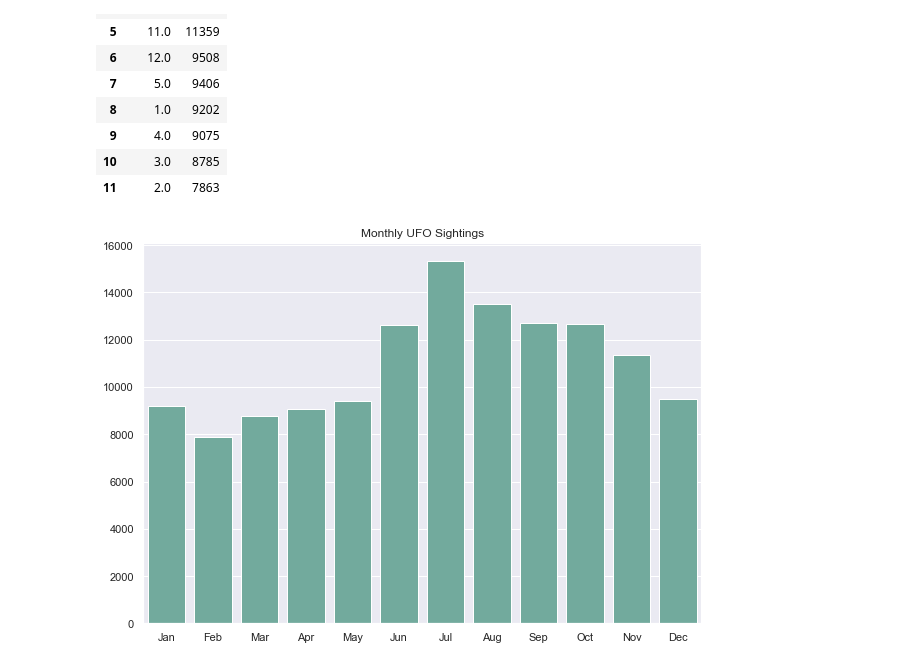
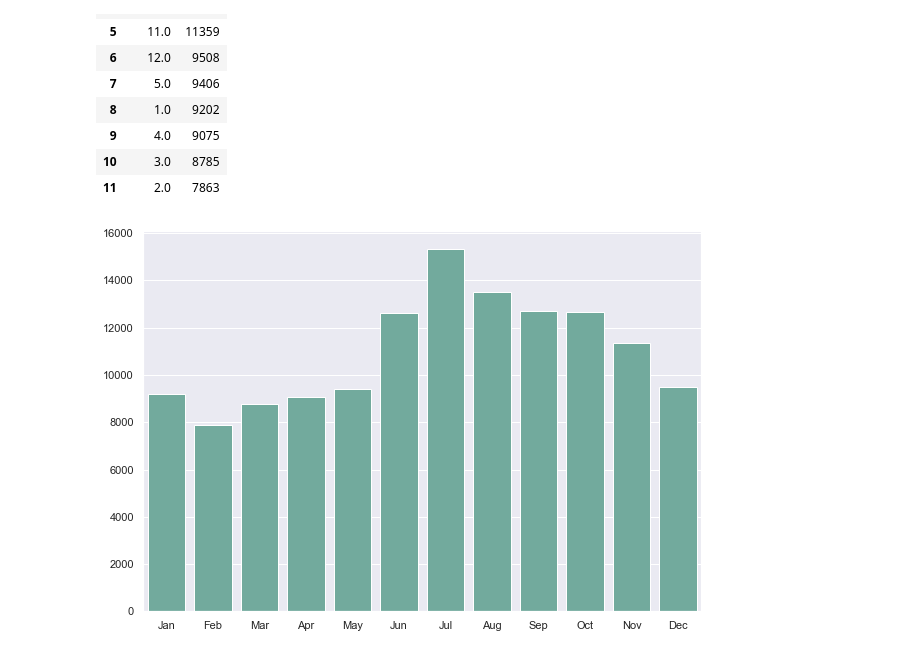
Before and after one commit to t-white-21/ufo-exploration, a Jupyter notebook: notebooks/ufo_times.ipynb, the cells around one changed output. Saved outputs shown, nothing was run; the diff lists cells and outputs as text; code cells hidden in the pictures.

```diff
--- a/notebooks/ufo_times.ipynb
+++ b/notebooks/ufo_times.ipynb
@@ -332,0 +475,33 @@ plt.savefig('Yearly UFO sightings 1994-2023')
+# %%
+# set plot style: grey grid in the background:
+nuforc_year = year_counts[year_counts['year'] >= 1994]
+
+sns.set(style="darkgrid")
+
+# Set the figure size
+plt.figure(figsize=(10, 7))
+
+#set palette
+#sns.set_palette("muted")
+
+ax = sns.lineplot(data=nuforc_year, x='year', y='count')
+;
+
+#plt.title('Yearly UFO sightings 1994-2023')
+#ax.set(title=None)
+ax.set(xlabel=None)
+ax.set(ylabel=None);
+#sns.move_legend(ax, "upper left", bbox_to_anchor=(1, 1), title=None)
+#plt.legend(title=None)
+
+# label points on the plot
+for x, y in zip(nuforc_year['year'], nuforc_year['count']):
+ if y > 4500:
+    plt.text(x = x, # x-coordinate position of data label
+ # the position of the data label relative to the data point can be adjusted by adding/subtracting a value from the x &/ y coordinates
+ #plt.text(x = x, # x-coordinate position of data label
+ y = y+150, # y-coordinate position of data label, adjusted to be 150 below the data point
+ s = '{:.0f}'.format(y)) # data label, formatted to ignore decimals
+ #color = ‘purple’) # set colour of line
+
+plt.savefig('Yearly UFO sightings 1994-2023', dpi=300)
@@ -370,25 +547,25 @@ mo_counts
 # %%
 
 sns.set(style="darkgrid")
 
 # Set the figure size
 plt.figure(figsize=(10, 7))
 
 # plot a bar chart
 ax = sns.barplot(
     x="month",
     y='count',
     data=mo_counts,
 #   estimator=sum,
     ci=None,
     color='#69b3a2');
-plt.title('Monthly UFO Sightings')
+#plt.title('Monthly UFO Sightings')
 #plt.xlabel('Total Number of Sightings')
 #plt.ylabel('Total Number of Sightings')
 ax.set(xlabel=None)
 ax.set(ylabel=None)
 ax.set_xticklabels(('Jan', 'Feb', 'Mar', 'Apr', 'May', 'Jun', 'Jul', 'Aug', 'Sep', 'Oct', 'Nov', 'Dec'));
 
-plt.savefig('Monthly UFO Sightings')
+plt.savefig('Monthly UFO Sightings', dpi=300)
 # %% [output]
-[figure, old version]
+[figure, new version]
```
Also changed, not shown: parts of 10 cells of this notebook, 7 other files.
